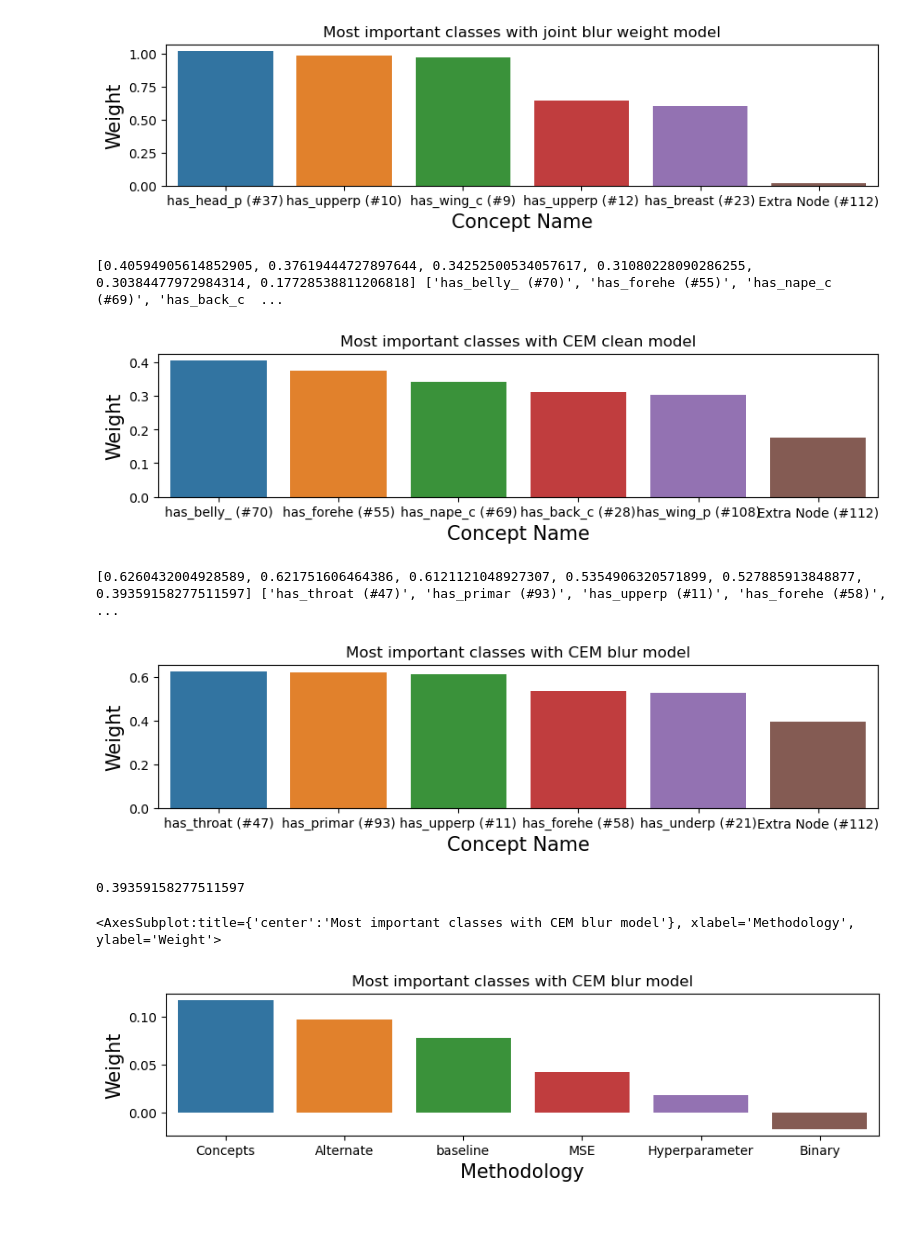
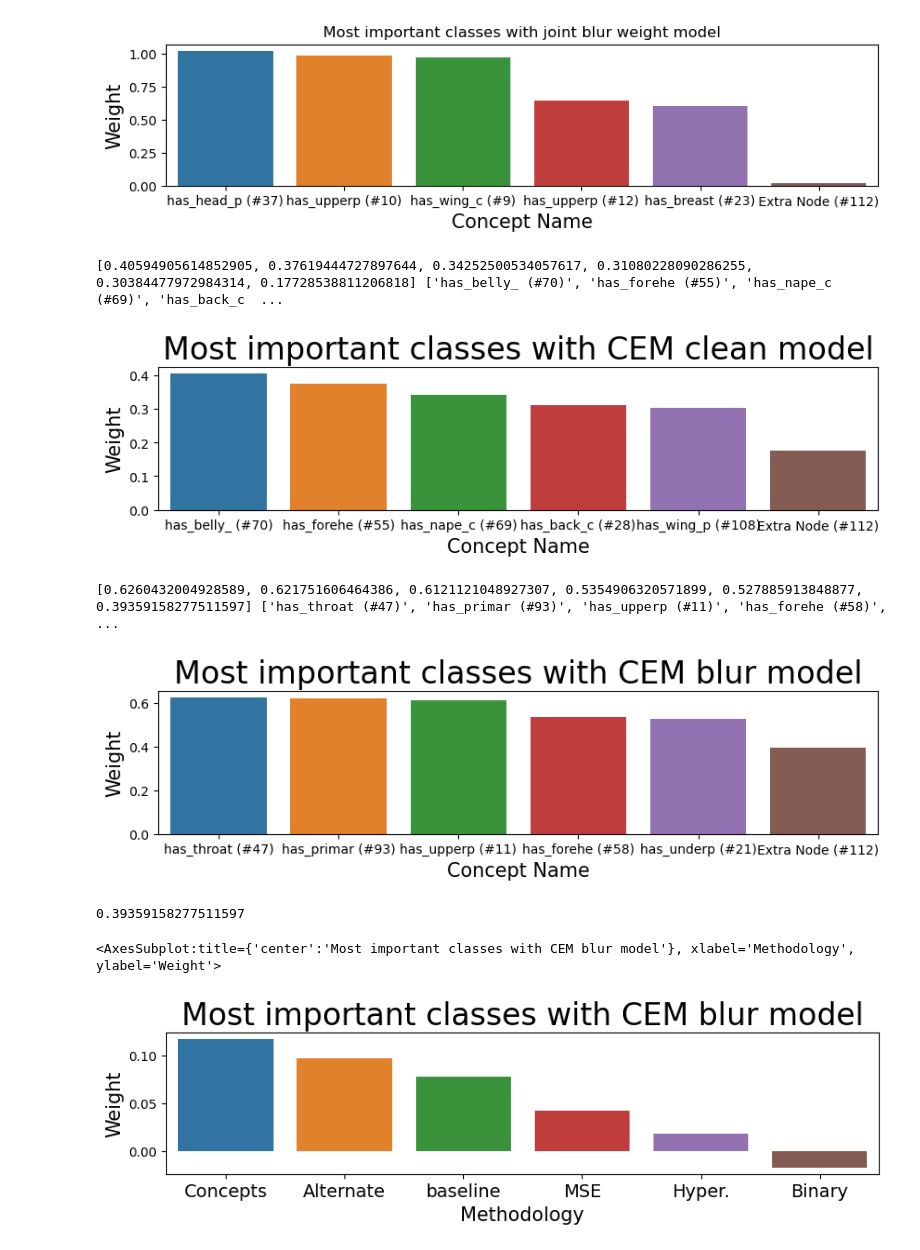
Before and after one commit to naveenr414/Spurious-Concepts, a Jupyter notebook: scripts/Experimental Blur Models.ipynb, the cells around one changed output. Saved outputs shown, nothing was run; the diff lists cells and outputs as text; code cells hidden in the pictures; blank space fills up the shorter version.

```diff
--- a/scripts/Experimental Blur Models.ipynb
+++ b/scripts/Experimental Blur Models.ipynb
@@ -279,38 +280,39 @@ plot_most_important_classes(weights_blur_weight,CUB_ATTRIBUTES,add_extra_node=Tr
 weights_blur_cem_small, c_pred_blur_cem_small = get_attribute_class_weights(cem_model_small,run_cem_model,cem_model_small.c2y_model[0].weight,transformed_images_tensor,cem=True)
 # %%
 plt.figure(figsize=(10,2))
-plt.title("Most important classes with CEM clean model")
+plt.title("Most important classes with CEM clean model",fontsize=24)
 plt.xlabel("Concept Name",fontsize=15)
 plt.ylabel("Weight",fontsize=15)
 plot_most_important_classes(weights_blur_cem_small,CUB_ATTRIBUTES,add_extra_node=True)
 # %% [output]
 [0.40594905614852905, 0.37619444727897644, 0.34252500534057617, 0.31080228090286255, 0.30384477972984314, 0.17728538811206818] ['has_belly_ (#70)', 'has_forehe (#55)', 'has_nape_c (#69)', 'has_back_c  ...
-[figure, old version]
+[figure, new version]
 # %%
 weights_blur_cem, c_pred_blur_cem = get_attribute_class_weights(cem_model,run_cem_model,cem_model.c2y_model[0].weight,transformed_images_tensor,cem=True)
 # %%
 plt.figure(figsize=(10,2))
-plt.title("Most important classes with CEM blur model")
+plt.title("Most important classes with CEM blur model",fontsize=24)
 plt.xlabel("Concept Name",fontsize=15)
 plt.ylabel("Weight",fontsize=15)
 plot_most_important_classes(weights_blur_cem,CUB_ATTRIBUTES,add_extra_node=True)
 # %% [output]
 [0.6260432004928589, 0.621751606464386, 0.6121121048927307, 0.5354906320571899, 0.527885913848877, 0.39359158277511597] ['has_throat (#47)', 'has_primar (#93)', 'has_upperp (#11)', 'has_forehe (#58)', ...
-[figure, old version]
+[figure, new version]
 # %%
 float(torch.mean(weights_blur_cem[0,-1,:]))
 # %% [output]
 0.39359158277511597
 # %%
-labels = np.array(["baseline","MSE","Concepts","Binary","Hyperparameter","Alternate"])
+labels = np.array(["baseline","MSE","Concepts","Binary","Hyper.","Alternate"])
 values = [float(torch.mean(w[0,-1,:])) for w in [weights_blur,weights_blur_mse,weights_blur_concept,weights_blur_binary,weights_blur_weight,weights_blur_alternate]]
 values = np.array(values)
 sorted_indices = np.argsort(-values)
 plt.figure(figsize=(10,2))
-plt.title("Most important classes with CEM blur model")
+plt.title("Most important classes with CEM blur model",fontsize=24)
 plt.xlabel("Methodology",fontsize=15)
+plt.xticks(fontsize=14)
 plt.ylabel("Weight",fontsize=15)
 sns.barplot(x=labels[sorted_indices], y=values[sorted_indices])
 # %% [output]
 <AxesSubplot:title={'center':'Most important classes with CEM blur model'}, xlabel='Methodology', ylabel='Weight'>
-[figure, old version]
+[figure, new version]
```
Also changed, not shown: parts of 1 cell of this notebook, 3 other files.
